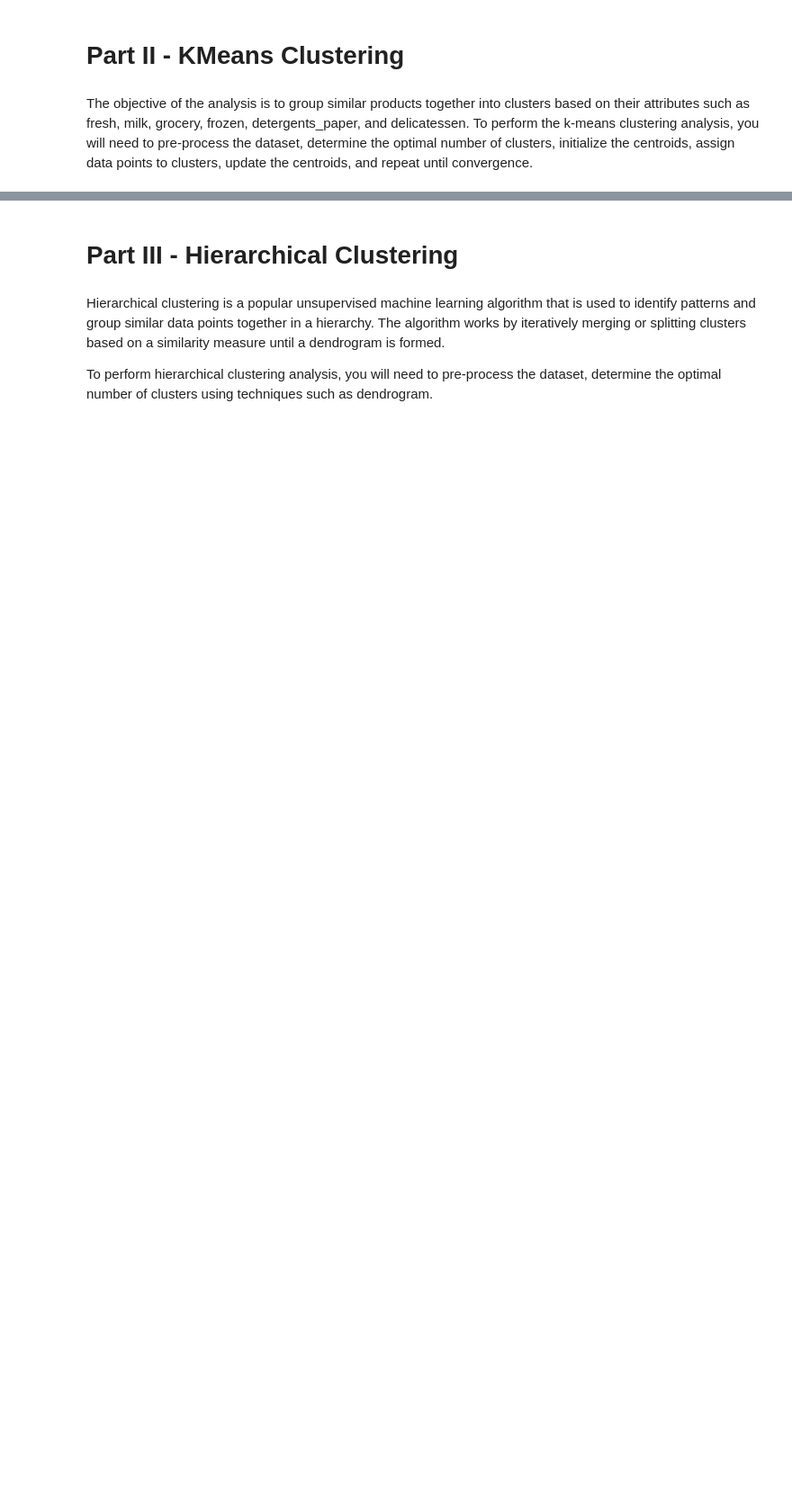
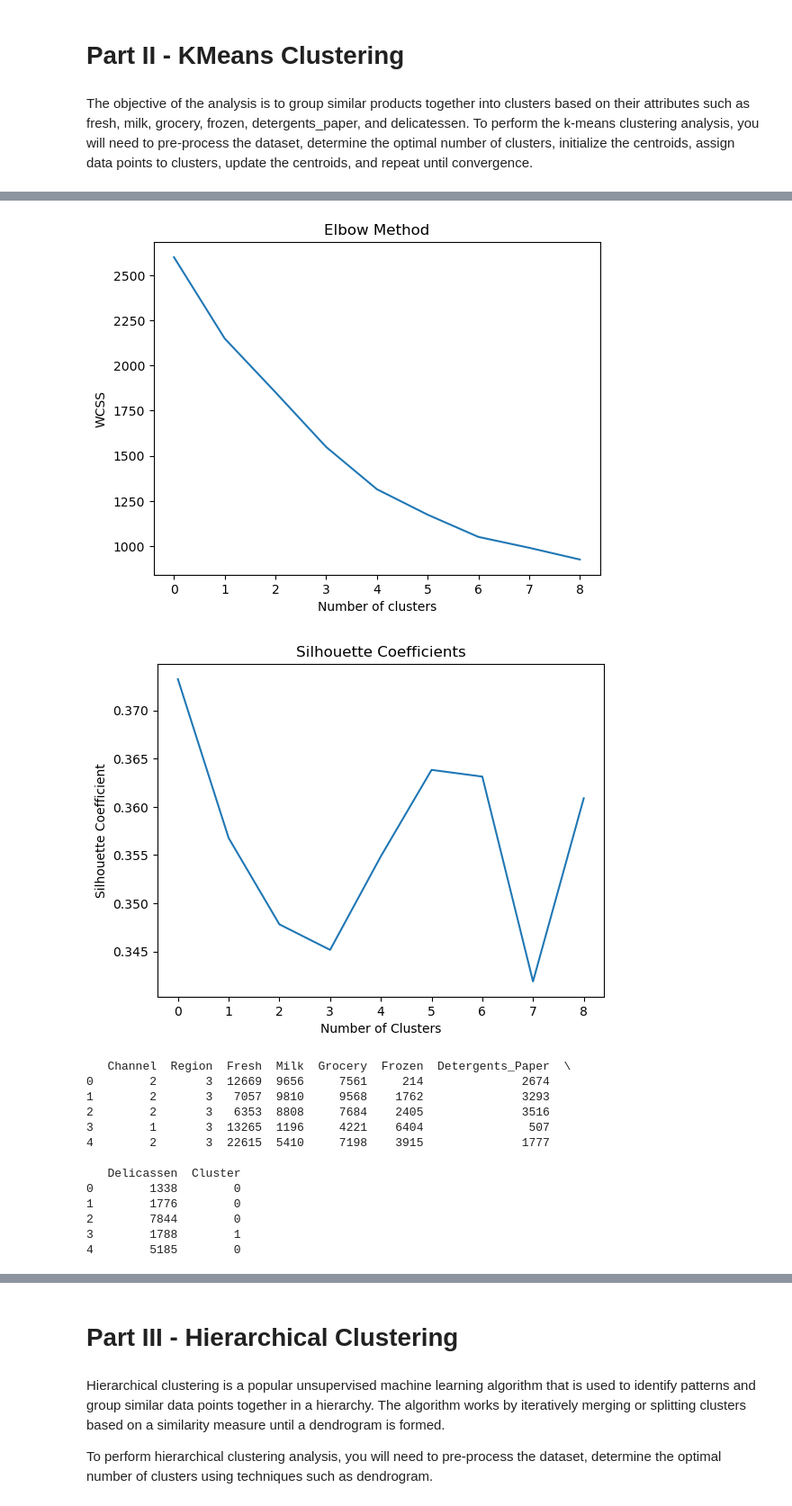
Before and after one commit to loveryanmuch/ml-project-unsupervised-learning, a Jupyter notebook: Unsupervised Learning - Project.ipynb, the cells around one changed output, grey strips where cells are left out. Shown at 90% size. Cells and saved outputs as stored; diff of their text form; code cells hidden in the pictures; blank space fills up the shorter version.

```diff
--- a/Unsupervised Learning - Project.ipynb
+++ b/Unsupervised Learning - Project.ipynb
@@ -142,0 +113,68 @@ plt.show()
+# %%
+import pandas as pd
+from sklearn.preprocessing import StandardScaler
+from sklearn.cluster import KMeans
+from sklearn.metrics import silhouette_score
+import matplotlib.pyplot as plt
+
+# Load the data
+Wholesale_Data = 'c:\\Users\\17789\\LHL\\ml-project-unsupervised-learning\\Wholesale_Data.csv'
+data = pd.read_csv(Wholesale_Data)
+
+# Preprocess the data: scale the data
+scaler = StandardScaler()
+scaled_data = scaler.fit_transform(data)
+
+# Determine the optimal number of clusters using the elbow method and silhouette score
+wcss = []
+silhouette_coefficients = []
+for i in range(2, 11):  # Start at 2 clusters for silhouette score
+    kmeans = KMeans(n_clusters=i, random_state=42)
+    kmeans.fit(scaled_data)
+    wcss.append(kmeans.inertia_)
+    score = silhouette_score(scaled_data, kmeans.labels_)
+    silhouette_coefficients.append(score)
+
+# Plot the elbow method graph
+plt.plot(wcss)
+plt.title('Elbow Method')
+plt.xlabel('Number of clusters')
+plt.ylabel('WCSS')
+plt.show()
+
+# Plot the silhouette scores
+plt.plot(silhouette_coefficients)
+plt.title('Silhouette Coefficients')
+plt.xlabel('Number of Clusters')
+plt.ylabel('Silhouette Coefficient')
+plt.show()
+
+# Select the optimal number of clusters, for example, let's assume it is 5 based on the plots
+optimal_clusters = 5
+kmeans = KMeans(n_clusters=optimal_clusters, random_state=42)
+clusters = kmeans.fit_predict(scaled_data)
+
+# Add the cluster labels to the original data
+data['Cluster'] = clusters
+
+# Plotting the clusters: We can use a pairplot to visualize the clusters in higher dimensions
+sns.pairplot(data, hue='Cluster', palette='viridis')
+
+# Show the data with the new cluster assignments
+print(data.head())
+# %% [output]
+[figure, added]
+[figure, added]
+   Channel  Region  Fresh  Milk  Grocery  Frozen  Detergents_Paper  \
+0        2       3  12669  9656     7561     214              2674
+1        2       3   7057  9810     9568    1762              3293
+2        2       3   6353  8808     7684    2405              3516
+3        1       3  13265  1196     4221    6404               507
+4        2       3  22615  5410     7198    3915              1777
+
+   Delicassen  Cluster
+0        1338        0
+1        1776        0
+2        7844        0
+3        1788        1
+4        5185        0
```
Also changed, not shown: parts of 5 cells of this notebook.
